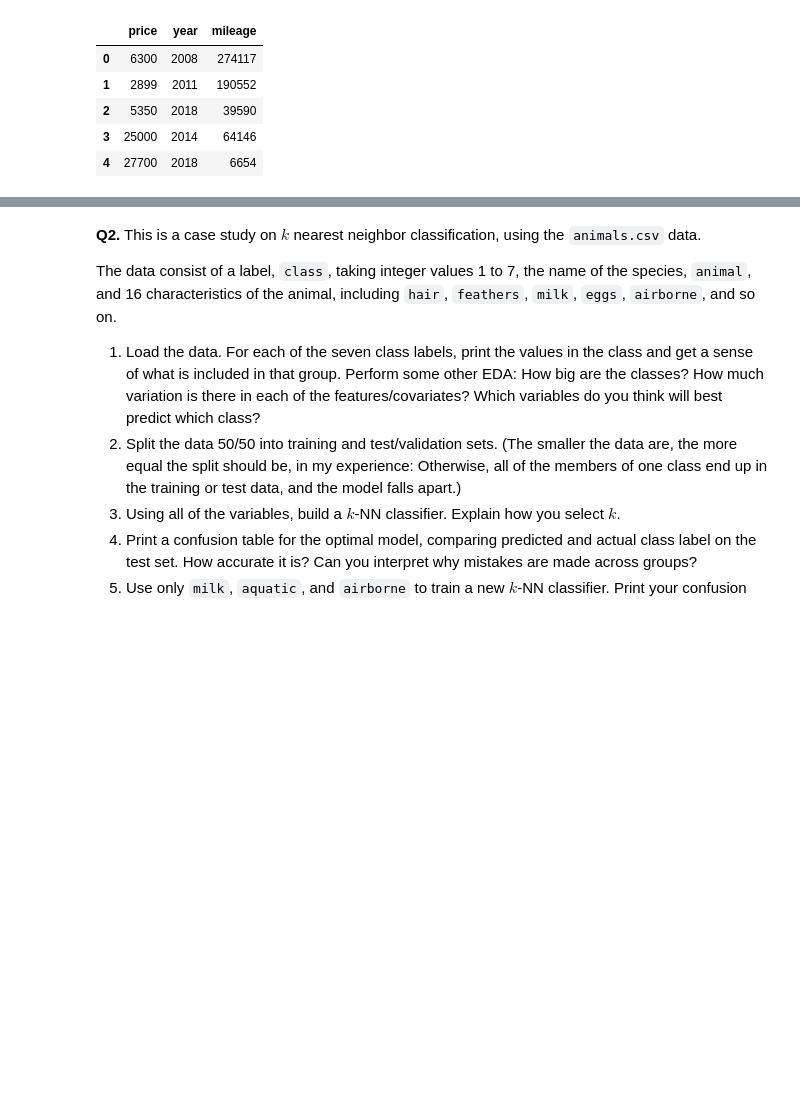
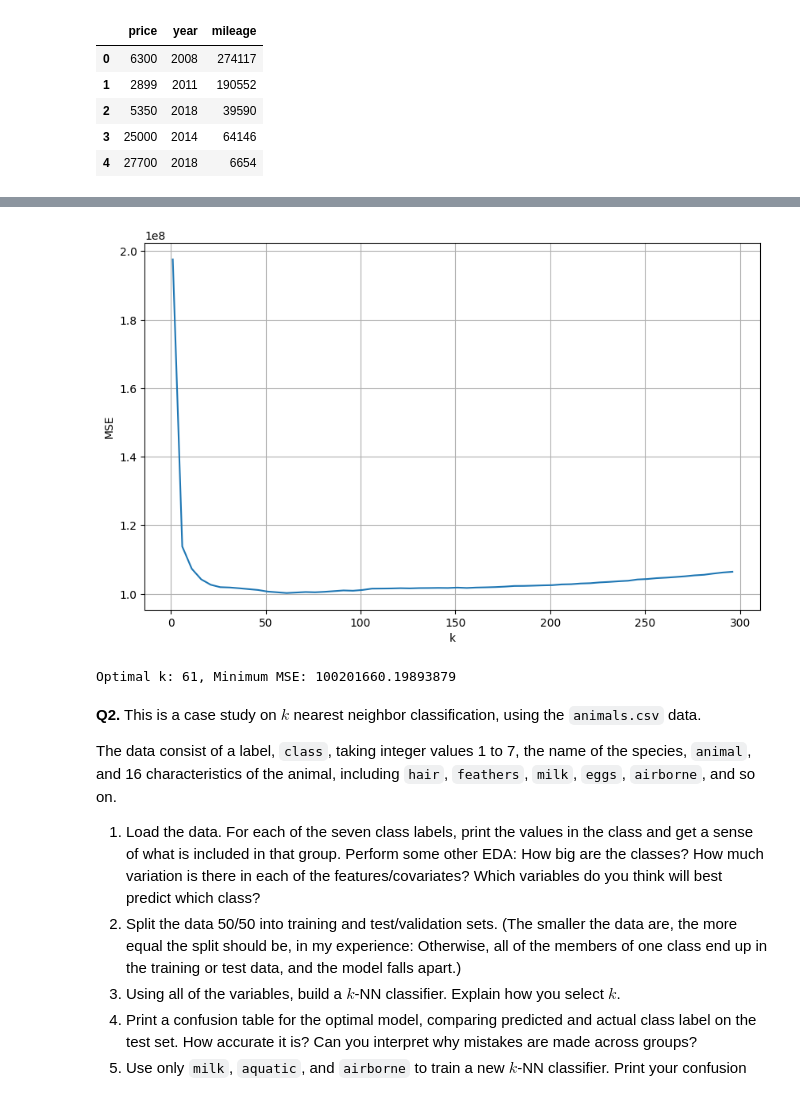
Before and after one commit to conorgibbons147/knn, a Jupyter notebook: assignment/assignment_knn.ipynb, the cells around one changed output, grey strips where cells are left out. Cells and saved outputs as stored; diff of their text form; code cells hidden in the pictures; blank space fills up the shorter version.

```diff
--- a/assignment/assignment_knn.ipynb
+++ b/assignment/assignment_knn.ipynb
@@ -92,0 +134,26 @@ y_hat = fitted_model.predict(X_test.values) # Predict values for test set
+# %%
+# Find optimal K by getting the lowest MSE
+MSE = []
+
+
+# Evaluate each k value
+for k in np.arange(1, 300, 5):
+    knn = KNeighborsRegressor(n_neighbors=k)
+    knn.fit(X_train, y_train)
+    y_pred = knn.predict(X_test)
+    mse = mean_squared_error(y_test, y_pred)
+    MSE.append((k, mse))
+
+# Convert results to a DataFrame for easy analysis
+mse_df = pd.DataFrame(MSE, columns=['k', 'MSE'])
+
+# Plot MSE vs. k
+plt.figure(figsize=(10, 6))
+plt.plot(mse_df['k'], mse_df['MSE'])
+plt.xlabel('k')
+plt.ylabel('MSE')
+plt.grid()
+plt.show()
+# %% [output]
+[figure, added]
+Optimal k: 61, Minimum MSE: 100201660.19893879
```
Also changed, not shown: parts of 6 cells of this notebook.
